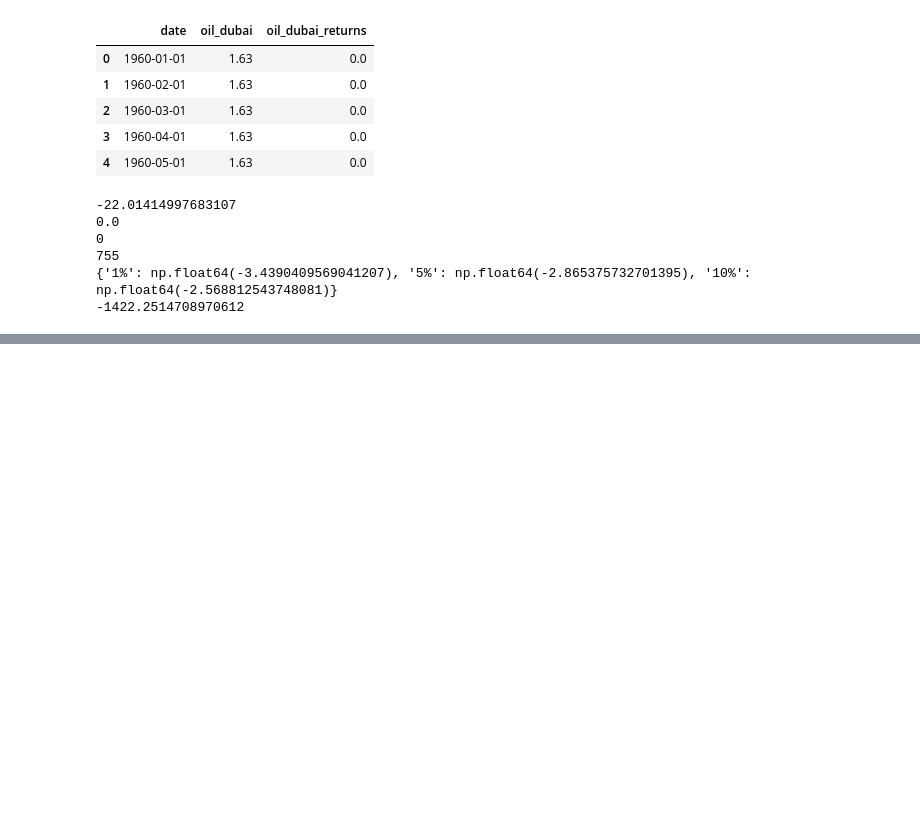
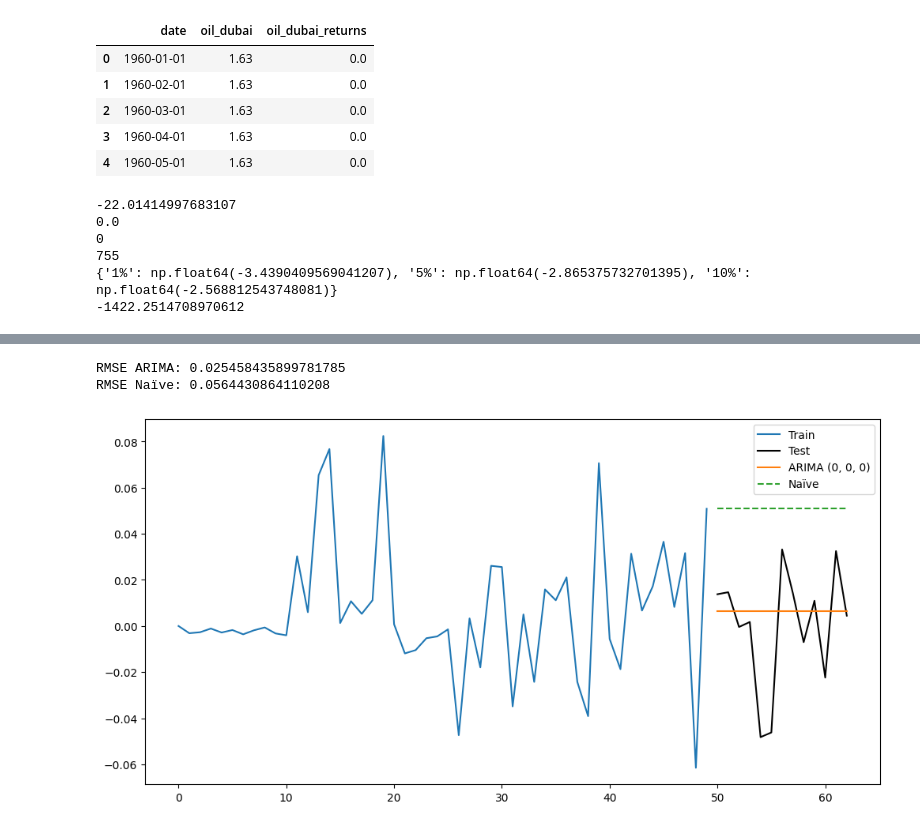
Before and after one commit to Al-Samneh/Quant14Days, a Jupyter notebook: day4.ipynb, the cells around one changed output, grey strips where cells are left out. Cells and saved outputs as stored; diff of their text form; code cells hidden in the pictures; blank space fills up the shorter version.

Commit message:
Day 4: Arima and Forecasting

```diff
--- a/day4.ipynb
+++ b/day4.ipynb
@@ -73,0 +105,11 @@ plt.show()
+# %%
+series = df_oil['oil_dubai_returns']  # your stationary series
+
+# Let's do an 80/20 split
+train_size = int(len(series) * 0.8)
+train, test = series[:train_size], series[train_size:]
+# %%
+best_order, best_model = auto_arima_gridsearch(train, p_range=(0,10), d_range=(0,2), q_range=(0,10))
+
+print("Best ARIMA order:", best_order)
+print(best_model.summary())
@@ -73,0 +134,27 @@ plt.show()
+# %%
+forecast = best_model.get_forecast(steps=len(test))
+arima_pred = forecast.predicted_mean
+conf_int = forecast.conf_int()
+# %%
+naive_pred = np.repeat(train.iloc[-1], len(test))
+# %%
+from sklearn.metrics import mean_squared_error
+
+rmse_arima = np.sqrt(mean_squared_error(test, arima_pred))
+rmse_naive = np.sqrt(mean_squared_error(test, naive_pred))
+
+print("RMSE ARIMA:", rmse_arima)
+print("RMSE Naïve:", rmse_naive)
+# %% [output]
+RMSE ARIMA: 0.025458435899781785
+RMSE Naïve: 0.0564430864110208
+# %%
+plt.figure(figsize=(12,6))
+plt.plot(train.index, train, label="Train")
+plt.plot(test.index, test, label="Test", color="black")
+plt.plot(test.index, arima_pred, label=f"ARIMA {best_order}")
+plt.plot(test.index, naive_pred, label="Naïve", linestyle="--")
+plt.legend()
+plt.show()
+# %% [output]
+[figure, added]
```
Also changed, not shown: parts of 16 cells of this notebook.
